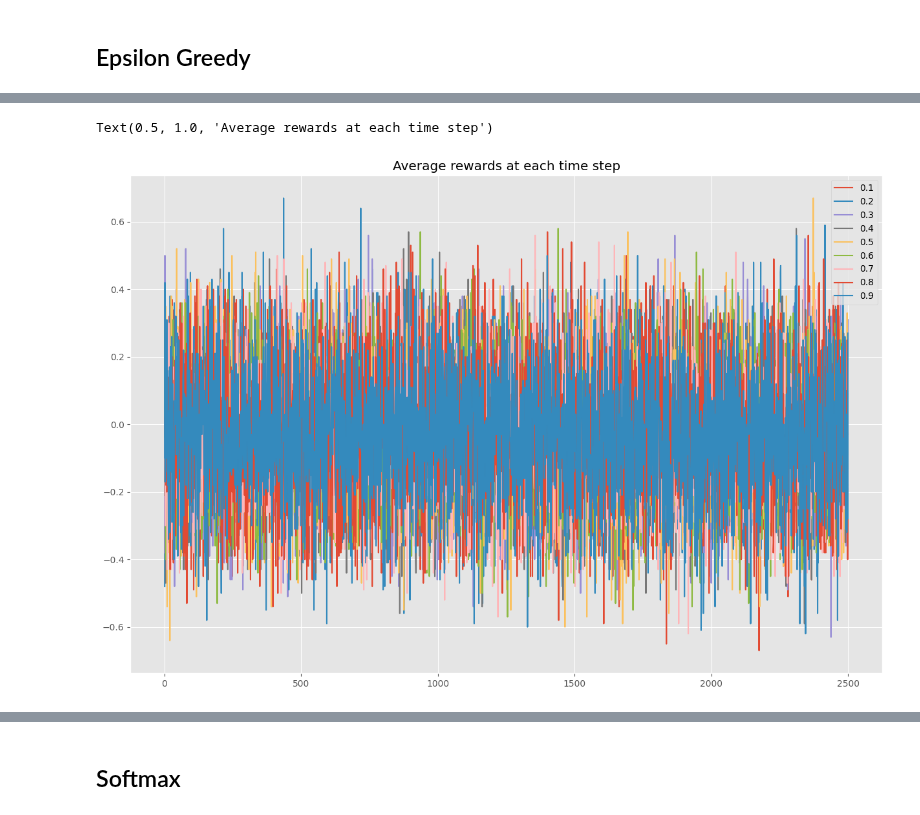
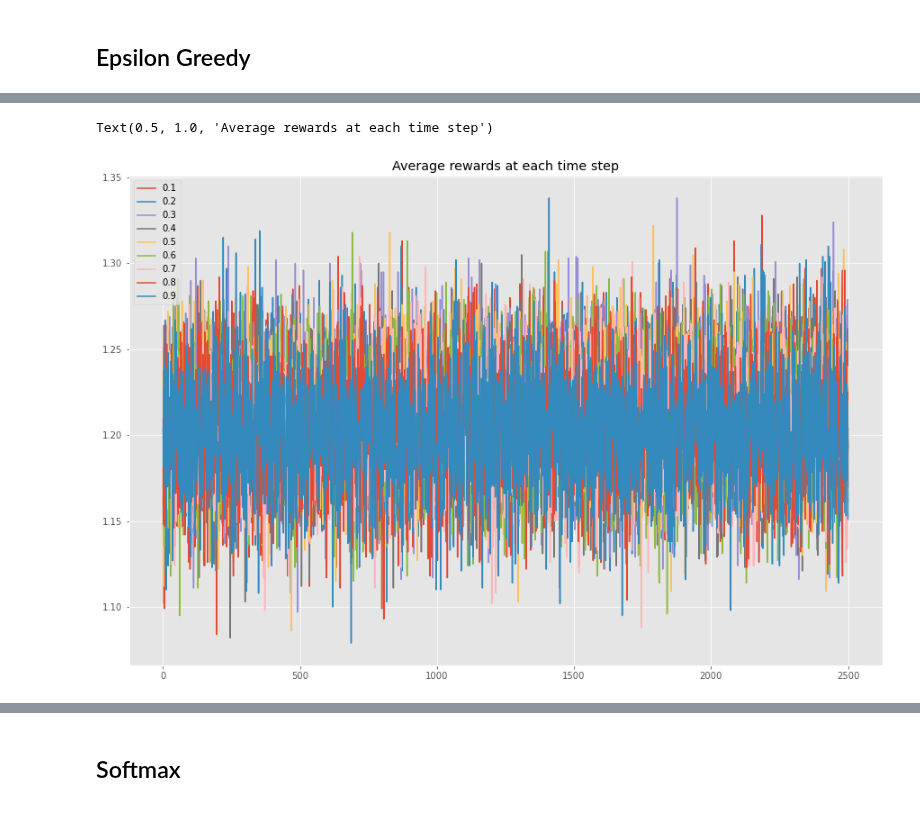
Before and after one commit to ruthkangyr/Clinical-Trials-MAB-Algorithms, a Jupyter notebook: Algorithm/Algorithms Tuning.ipynb, the cells around one changed output, grey strips where cells are left out. Saved outputs shown, nothing was run; the diff lists cells and outputs as text; code cells hidden in the pictures.

```diff
--- a/Algorithm/Algorithms Tuning.ipynb
+++ b/Algorithm/Algorithms Tuning.ipynb
@@ -451,9 +383,9 @@ plt.title("Cumulative rewards at each step")
 # %%
 # Loop to simulate
 for epsilon in epsilon_values:
-    eg_algo = EpsilonGreedyCategorical(epsilon, [], [], [])
+    eg_algo = EpsilonGreedy(epsilon, [], [])
     eg_algo.initialize(n_arms)
-    results_epsilon = pd.DataFrame(test_algorithm_categorical(eg_algo, test_treatments_cat, no_of_simulations, no_of_steps)).transpose()
+    results_epsilon = pd.DataFrame(test_algorithm(eg_algo, test_treatments_cat, no_of_simulations, no_of_steps)).transpose()
     results_epsilon.columns = ["n_sim", "n_step", "chosen_treatment", "rewards", "cumulative_rewards"]
     results_epsilon["epsilon"] = epsilon
     all_results_epsilon_cat = pd.concat([all_results_epsilon_cat, results_epsilon])
@@ -476,4 +408,6 @@ all_results_epsilon_cat
 # %%
-all_results_epsilon_cat_new = all_results_epsilon_cat
-all_results_epsilon_cat_new['combined_cum_rewards'] = all_results_epsilon_cat_new['cumulative_rewards'].apply(lambda x: sum(x.values()))
-all_results_epsilon_cat_new
+# If chosen_treatment = to the treatment with highest click_probability, return 1 else 0
+all_results_epsilon_cat['if_best_treatment'] = np.where(all_results_epsilon_cat['chosen_treatment'] == success_probabilities_cat.index(max(success_probabilities_cat)), 1, 0)
+
+# Group by epsilon and n_step,
+results_plot_epsilon_cat = all_results_epsilon_cat.groupby(['epsilon', 'n_step'], as_index = False).aggregate({'if_best_treatment': lambda x: x.sum() / float(x.count()), "rewards":"mean", "cumulative_rewards":"mean"})
@@ -515,13 +429 @@ results_plot_epsilon_cat_new
 22500 rows × 5 columns
-# %%
-plt.style.use('ggplot')
-
-# Plot the probability of choosing the best movie
-fig = plt.figure(figsize = (20, 10))
-ax = fig.add_subplot(111)
-for epsilon in results_plot_epsilon_cat_new['epsilon'].unique():
-    results_epsilon_cat = results_plot_epsilon_cat_new[results_plot_epsilon_cat_new['epsilon'] == epsilon]
-    ax.plot(results_epsilon_cat['n_step'], results_epsilon_cat['if_best_treatment'], label = str(epsilon))
-
-plt.legend()
-plt.title("The probability of choosing the best treatment")
@@ -530,0 +430,12 @@ Text(0.5, 1.0, 'The probability of choosing the best treatment')
+# %%
+plt.style.use('ggplot')
+
+# Plot the probability of choosing the best tretament
+fig = plt.figure(figsize = (20, 10))
+ax = fig.add_subplot(111)
+for epsilon in results_plot_epsilon_cat['epsilon'].unique():
+    results_epsilon_cat = results_plot_epsilon_cat[results_plot_epsilon_cat['epsilon'] == epsilon]
+    ax.plot(results_epsilon_cat['n_step'], results_epsilon_cat['if_best_treatment'], label = str(epsilon))
+
+plt.legend()
+plt.title("The probability of choosing the best treatment")
@@ -531,18 +445,18 @@ Text(0.5, 1.0, 'The probability of choosing the best treatment')
 # %%
 # plot the rewards at each time step
 plt.style.use('ggplot')
 
 fig = plt.figure(figsize = (15, 10))
 ax = fig.add_subplot(111)
 
-for epsilon in results_plot_epsilon_cat_new['epsilon'].unique():
-    results_epsilon_cat = results_plot_epsilon_cat_new[results_plot_epsilon_cat_new['epsilon'] == epsilon]
+for epsilon in results_plot_epsilon_cat['epsilon'].unique():
+    results_epsilon_cat = results_plot_epsilon_cat[results_plot_epsilon_cat['epsilon'] == epsilon]
     ax.plot(results_epsilon_cat['n_step'], results_epsilon_cat['rewards'],label=str(epsilon))
 
 plt.legend()
 plt.title("Average rewards at each time step")
 # %% [output]
 Text(0.5, 1.0, 'Average rewards at each time step')
-[figure, old version]
+[figure, new version]
 # %%
 # Determine the cumulative reward at 1000 time step
```
Also changed, not shown: parts of 45 cells of this notebook, 3 other files.
